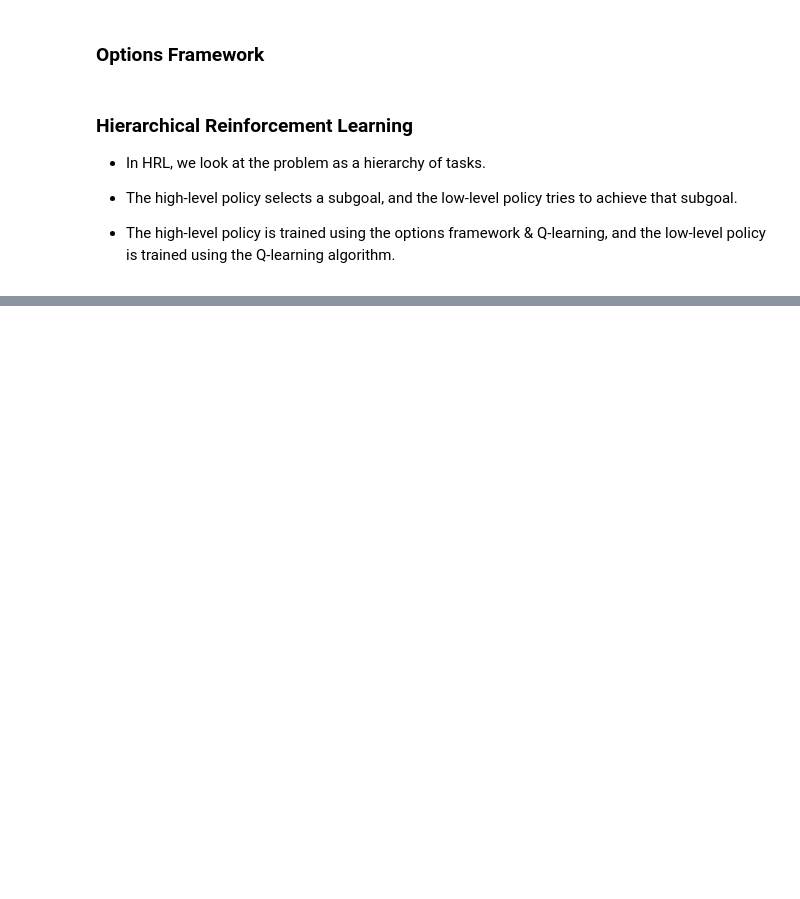
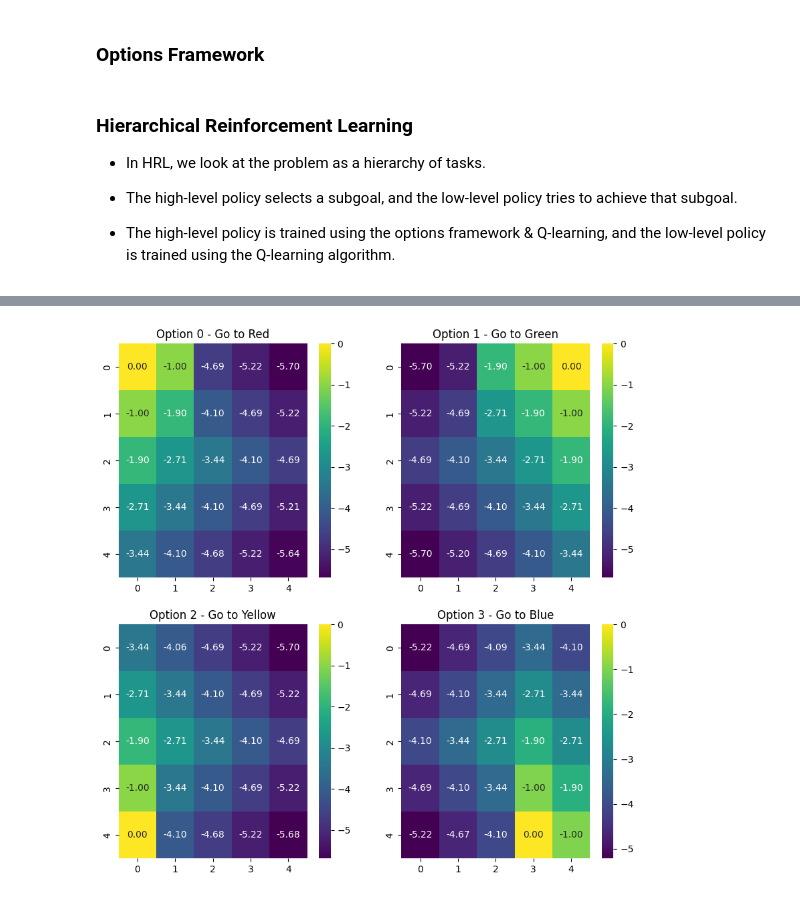
Before and after one commit to AdityaC-003/CS6700_RL_A3, a Jupyter notebook: A3.ipynb, the cells around one changed output, grey strips where cells are left out. Saved outputs shown, nothing was run; the diff lists cells and outputs as text; code cells hidden in the pictures; blank space fills up the shorter version.

```diff
--- a/A3.ipynb
+++ b/A3.ipynb
@@ -465,0 +308,14 @@ sns.heatmap(red_grid, annot=True, fmt=".2f")
+# %%
+fig, ax = plt.subplots(2, 2, figsize=(10, 10))
+
+grid = np.zeros((4, 5, 5))
+for i in range(4):
+    grid[i] = np.max(agent.options[i].q_value, axis=1).reshape(5, 5)
+    sns.heatmap(grid[i], ax=ax[i // 2, i % 2], annot=True, fmt=".2f", cmap="viridis")
+    ax[i // 2, i % 2].set_title(
+        f"Option {i} - Go to {['Red', 'Green', 'Yellow', 'Blue'][i]}"
+    )
+
+plt.show()
+# %% [output]
+[figure, added]
```
Also changed, not shown: parts of 12 cells of this notebook, 1 other file.
